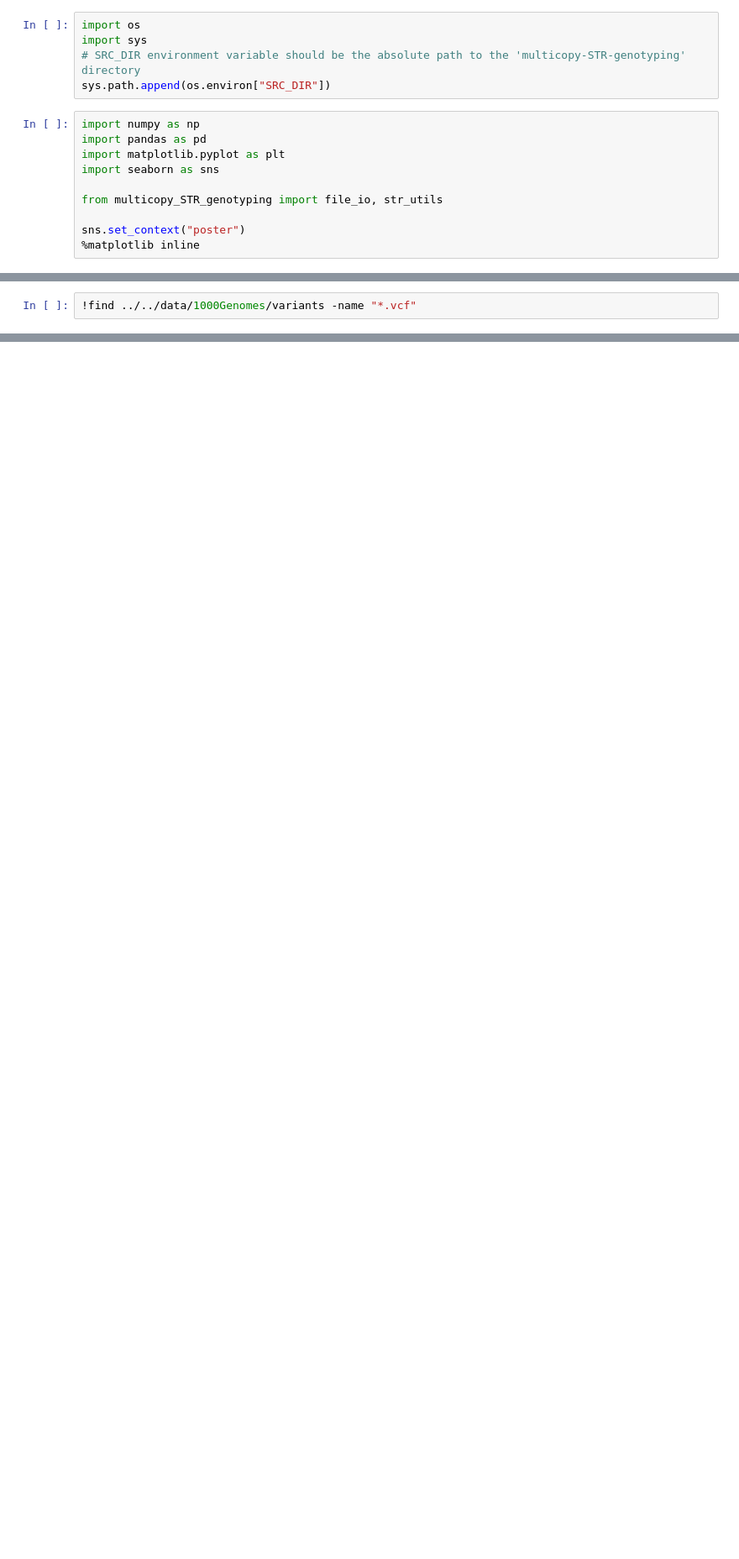
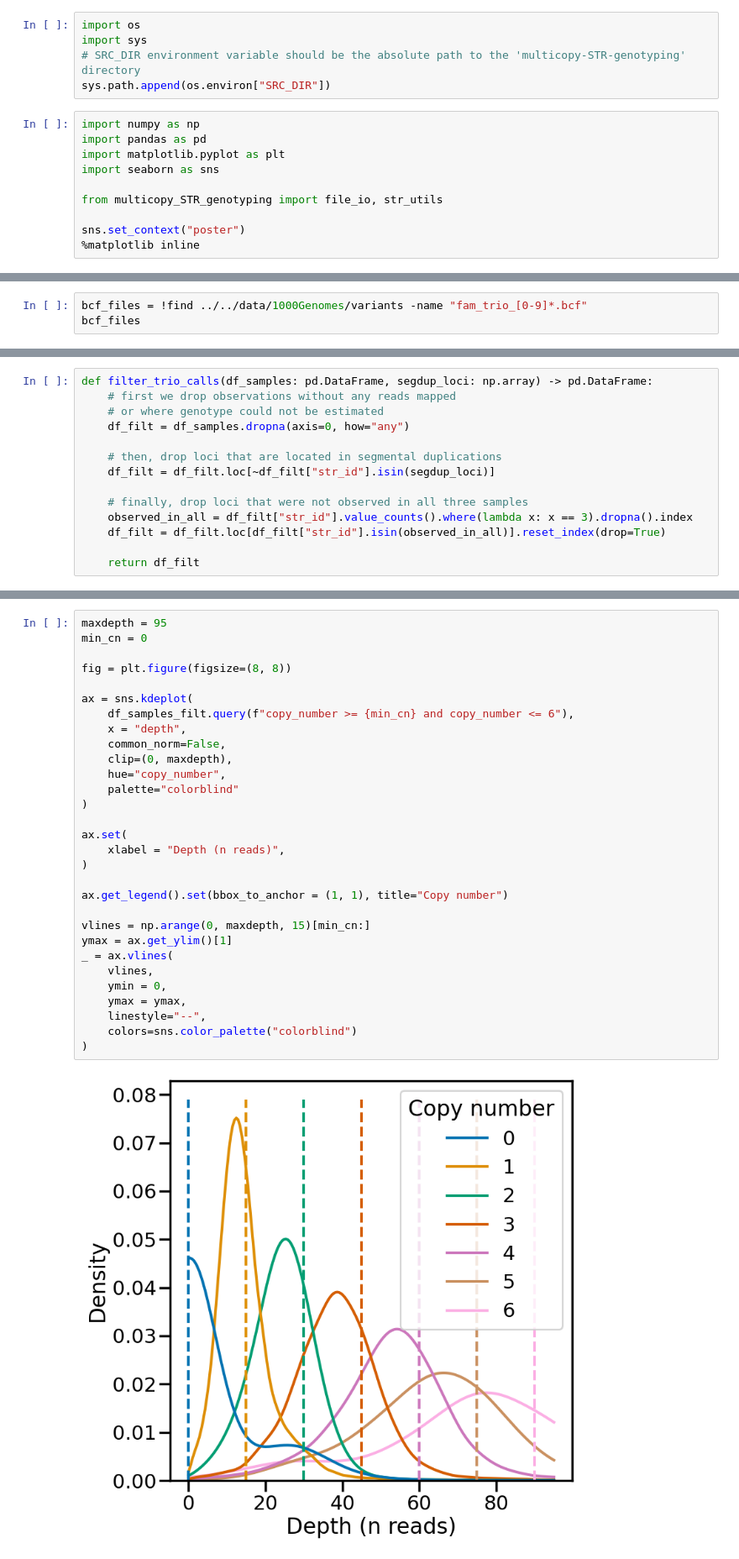
Before and after one commit to acg-team/ConSTRain-analyses, a Jupyter notebook: analyses/1000Genomes/2024-04-17_analyse_family_trios.ipynb, the cells around one changed output, grey strips where cells are left out. Shown at 84% size. Cells and saved outputs as stored; diff of their text form; blank space fills up the shorter version.

```diff
--- a/analyses/1000Genomes/2024-04-17_analyse_family_trios.ipynb
+++ b/analyses/1000Genomes/2024-04-17_analyse_family_trios.ipynb
@@ -18,3 +32,4 @@ from cyvcf2 import VCF
 # %%
-!find ../../data/1000Genomes/variants -name "*.vcf"
+bcf_files = !find ../../data/1000Genomes/variants -name "fam_trio_[0-9]*.bcf"
+bcf_files
 # %% [output]
@@ -37,0 +147,14 @@ from cyvcf2 import VCF
+# %%
+def filter_trio_calls(df_samples: pd.DataFrame, segdup_loci: np.array) -> pd.DataFrame:
+    # first we drop observations without any reads mapped
+    # or where genotype could not be estimated
+    df_filt = df_samples.dropna(axis=0, how="any")
+
+    # then, drop loci that are located in segmental duplications
+    df_filt = df_filt.loc[~df_filt["str_id"].isin(segdup_loci)]
+
+    # finally, drop loci that were not observed in all three samples
+    observed_in_all = df_filt["str_id"].value_counts().where(lambda x: x == 3).dropna().index
+    df_filt = df_filt.loc[df_filt["str_id"].isin(observed_in_all)].reset_index(drop=True)
+
+    return df_filt
@@ -37,0 +221,32 @@ from cyvcf2 import VCF
+# %%
+maxdepth = 95
+min_cn = 0
+
+fig = plt.figure(figsize=(8, 8))
+
+ax = sns.kdeplot(
+    df_samples_filt.query(f"copy_number >= {min_cn} and copy_number <= 6"),
+    x = "depth",
+    common_norm=False,
+    clip=(0, maxdepth),
+    hue="copy_number",
+    palette="colorblind"
+)
+
+ax.set(
+    xlabel = "Depth (n reads)",
+)
+
+ax.get_legend().set(bbox_to_anchor = (1, 1), title="Copy number")
+
+vlines = np.arange(0, maxdepth, 15)[min_cn:]
+ymax = ax.get_ylim()[1]
+_ = ax.vlines(
+    vlines,
+    ymin = 0,
+    ymax = ymax,
+    linestyle="--",
+    colors=sns.color_palette("colorblind")
+)
+# %% [output]
+[figure, added]
```
Also changed, not shown: parts of 24 cells of this notebook, 4 other files.
